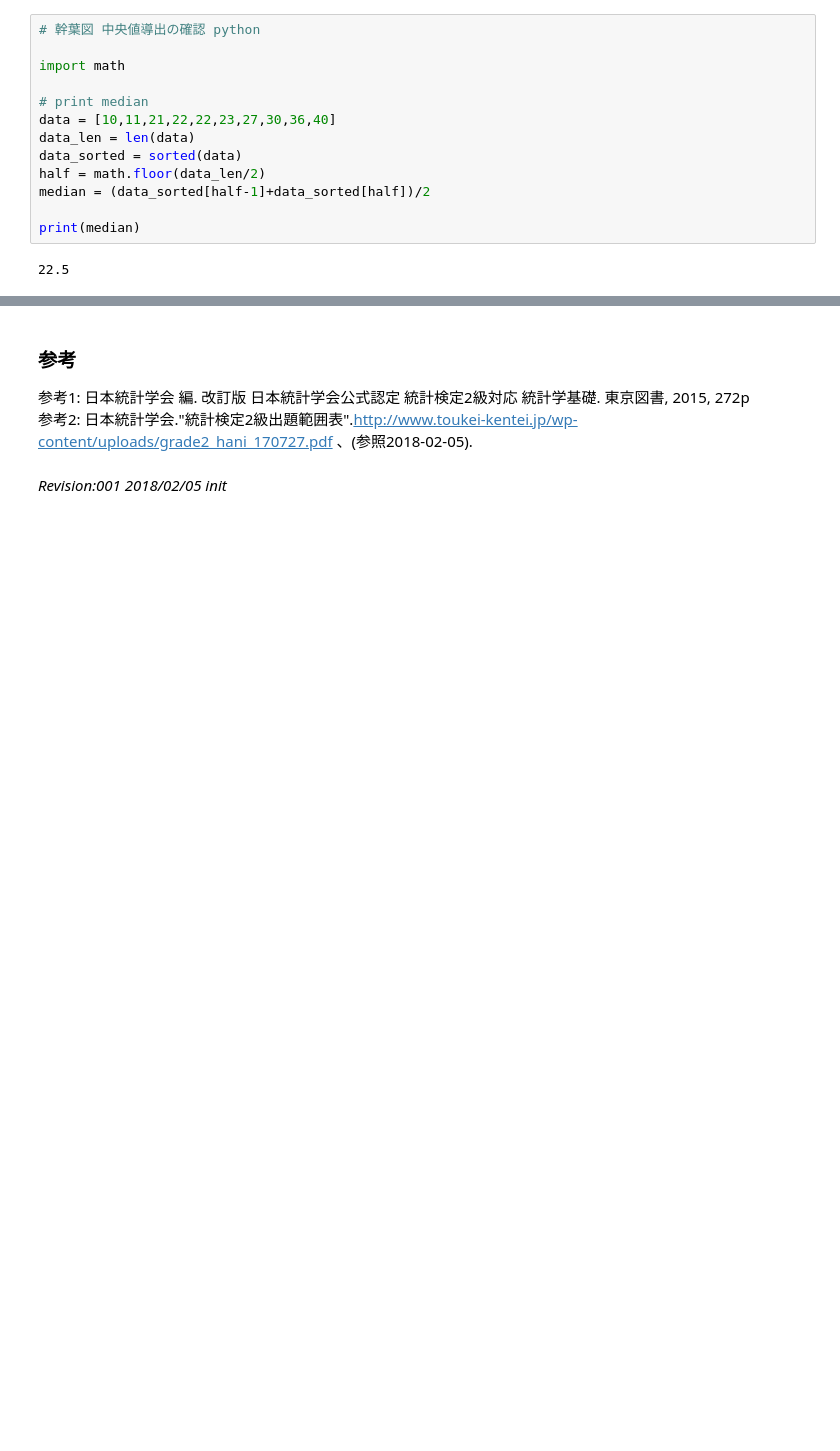
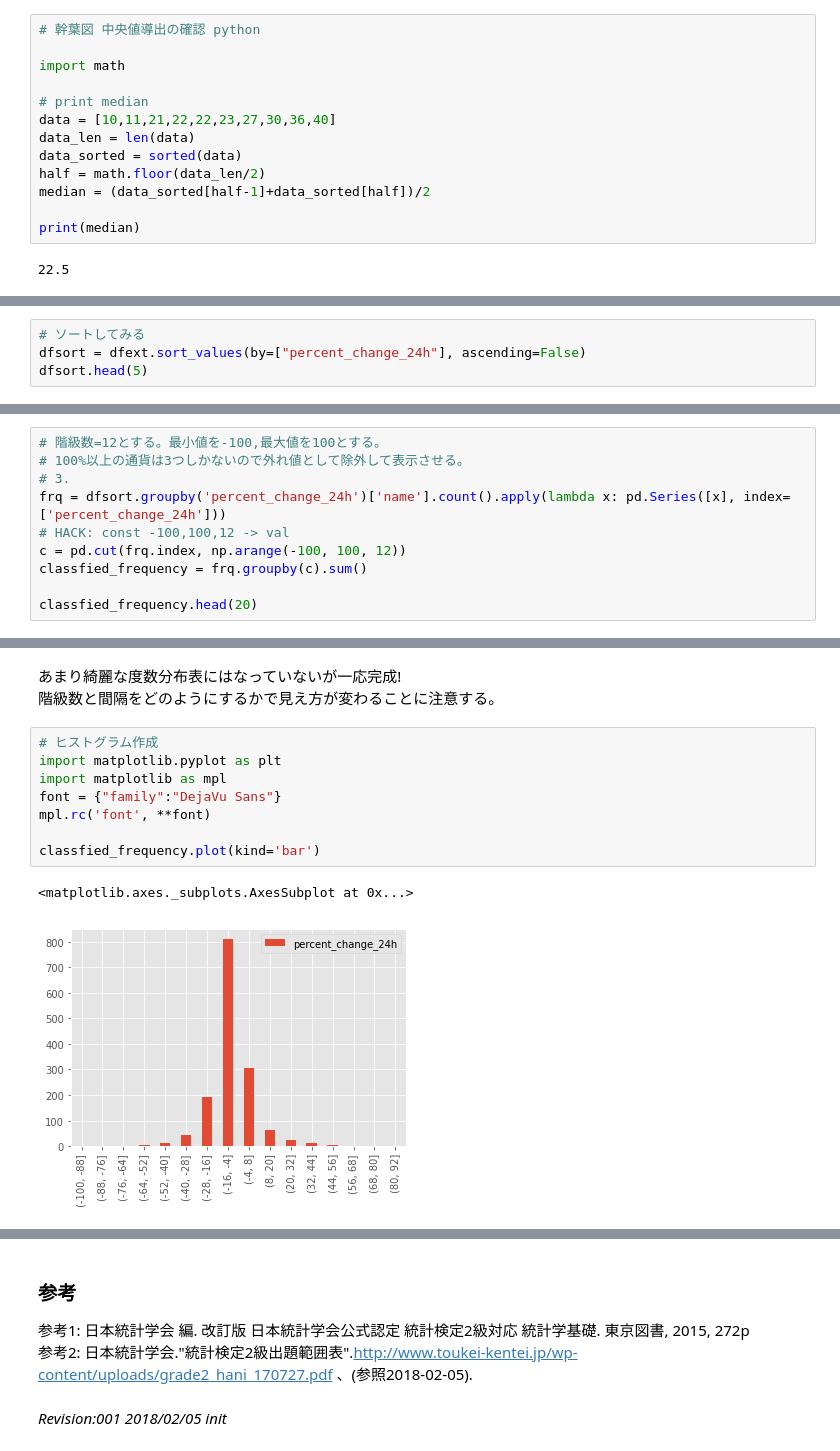
Before and after one commit to t-akazawa/statistics, a Jupyter notebook: ch1_1.ipynb, the cells around one changed output, grey strips where cells are left out. Saved outputs shown, nothing was run; the diff lists cells and outputs as text; blank space fills up the shorter version.

```diff
--- a/ch1_1.ipynb
+++ b/ch1_1.ipynb
@@ -100,0 +125,4 @@ print(median)
+# %%
+# ソートしてみる
+dfsort = dfext.sort_values(by=["percent_change_24h"], ascending=False)
+dfsort.head(5)
@@ -100,0 +176,10 @@ print(median)
+# %%
+# 階級数=12とする。最小値を-100,最大値を100とする。
+# 100%以上の通貨は3つしかないので外れ値として除外して表示させる。
+# 3.
+frq = dfsort.groupby('percent_change_24h')['name'].count().apply(lambda x: pd.Series([x], index=['percent_change_24h']))
+# HACK: const -100,100,12 -> val
+c = pd.cut(frq.index, np.arange(-100, 100, 12))
+classfied_frequency = frq.groupby(c).sum()
+
+classfied_frequency.head(20)
@@ -100,0 +204,14 @@ print(median)
+# %% [markdown]
+あまり綺麗な度数分布表にはなっていないが一応完成!
+階級数と間隔をどのようにするかで見え方が変わることに注意する。
+# %%
+# ヒストグラム作成
+import matplotlib.pyplot as plt
+import matplotlib as mpl
+font = {"family":"DejaVu Sans"}
+mpl.rc('font', **font)
+
+classfied_frequency.plot(kind='bar')
+# %% [output]
+<matplotlib.axes._subplots.AxesSubplot at 0x...>
+[figure, added]
```
Also changed, not shown: parts of 16 cells of this notebook.
